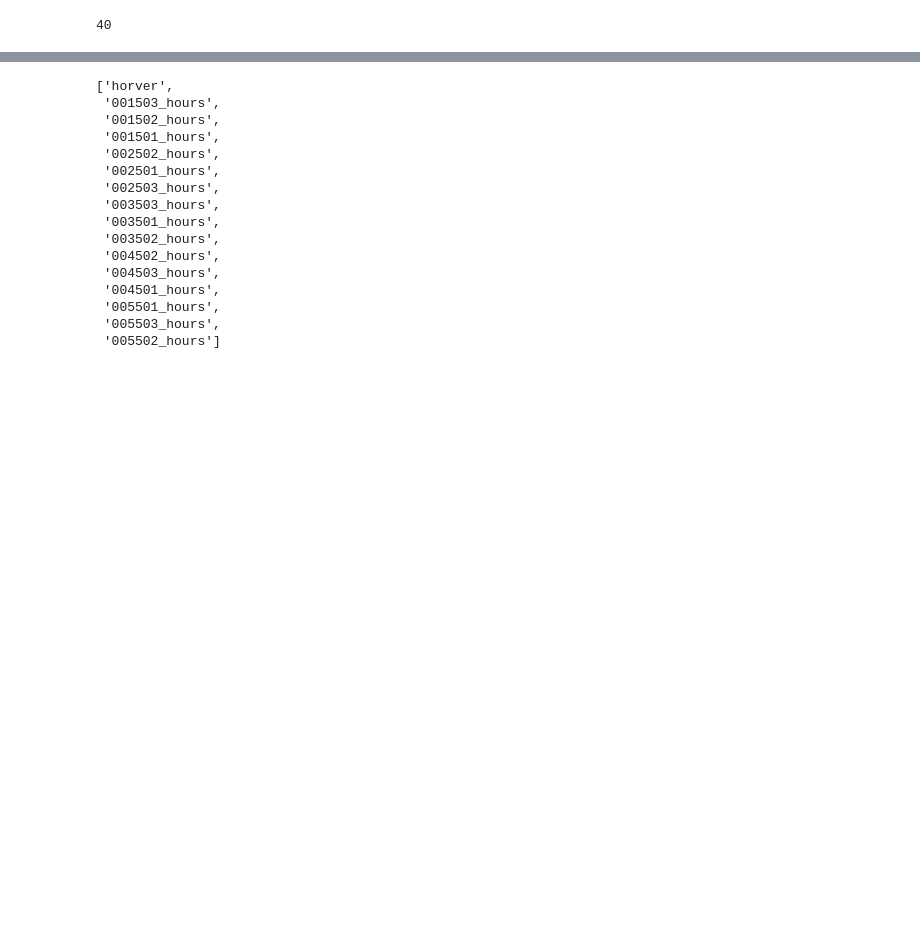
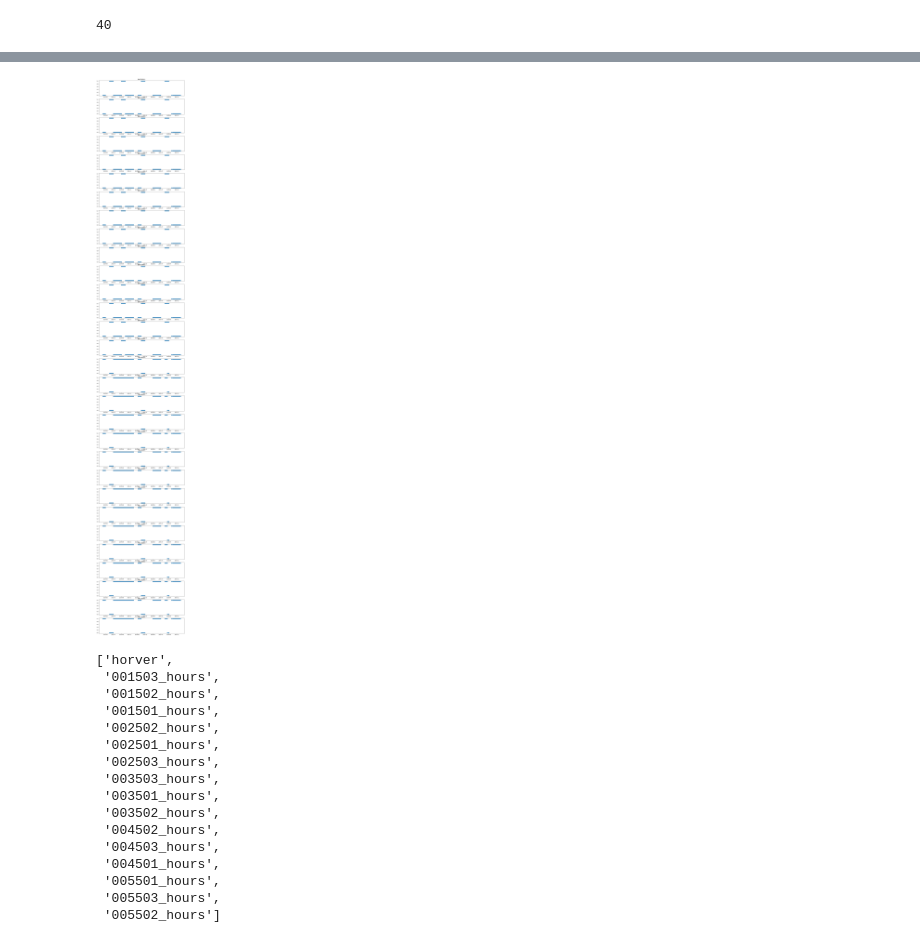
Before and after one commit to kulpojke/CO2xSWV, a Jupyter notebook: CO2xSWV.ipynb, the cells around one changed output, grey strips where cells are left out. Saved outputs shown, nothing was run; the diff lists cells and outputs as text; code cells hidden in the pictures; blank space fills up the shorter version.

```diff
--- a/CO2xSWV.ipynb
+++ b/CO2xSWV.ipynb
@@ -38,7 +38,7 @@ def viable_hours(sites, data_path):
     for site in sites:
         try:
             print(f'building delayed objects for {site}...')
-            lazy.append(make_dict_for_site(site, data_path))
+            lazy.append(delayed(make_dict_for_site)(site, data_path))
             dt = time.time() - t
             t = time.time()
             print(f'took {dt/60:.3f} minutes')
@@ -94,7 +94,6 @@ def hours_for_horver(hor, ver, dates, site, data_path):
     df = pd.concat(dfs)
     return(list(df.index))
 # %%
-metadict = viable_hours(['BART'], data_path)
-metadict
+metadict = viable_hours(['BART', 'TALL'], data_path)
 # %% [output]
 building delayed objects for BART...
@@ -133,0 +142,25 @@ plot_hours(metadict)
+# %%
+def make_hours_df(metadict):
+    lazy = []
+    sites = metadict.keys()
+    for site in sites:
+        hv = list(metadict[site].keys())
+        hv.remove('horver')
+        for sensor in hv:
+            lazy.append(make_sensor_df(site, sensor))
+    dfs = list(dask.compute(*lazy))
+    df = pd.concat(dfs, axis='columns')
+    df.fillna(value=0, inplace=True)
+    return(df)
+
+@delayed
+def make_sensor_df(site, sensor):
+    full_sensor = site + sensor.split('_')[0]
+    df = pd.DataFrame()
+    df['hour'] = metadict[site][sensor]
+    truth = [1] * len(metadict[site][sensor])
+    df[full_sensor] = truth
+    df = df.set_index('hour')
+    return(df)
+# %%
+df = make_hours_df(metadict)
@@ -134,3 +169,12 @@ plot_hours(metadict)
+# %%
+
+cols = list(df.columns)
+fig, axs = plt.subplots(len(cols), figsize=(15, 100))
+for i, col in enumerate(cols):
+    axs[i].scatter(df.index, df[col]);
+    axs[i].title.set_text(col)
+# %% [output]
+[figure, added]
 # %%
 def alt_viable_hours(sites, data_path):
     t0 = time.time()
```
Also changed, not shown: parts of 3 cells of this notebook.
